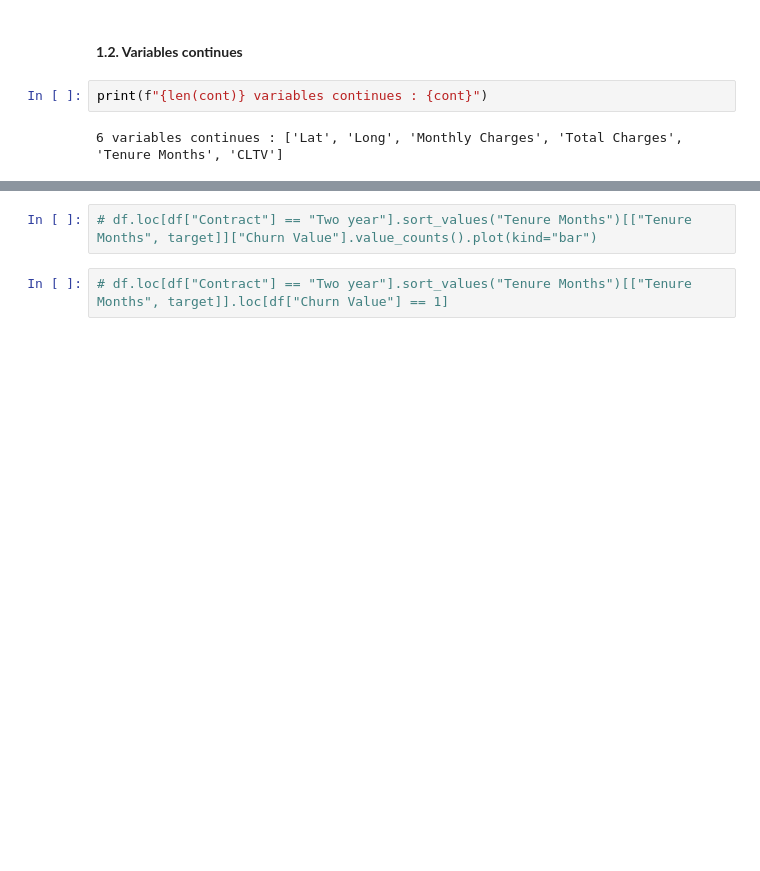
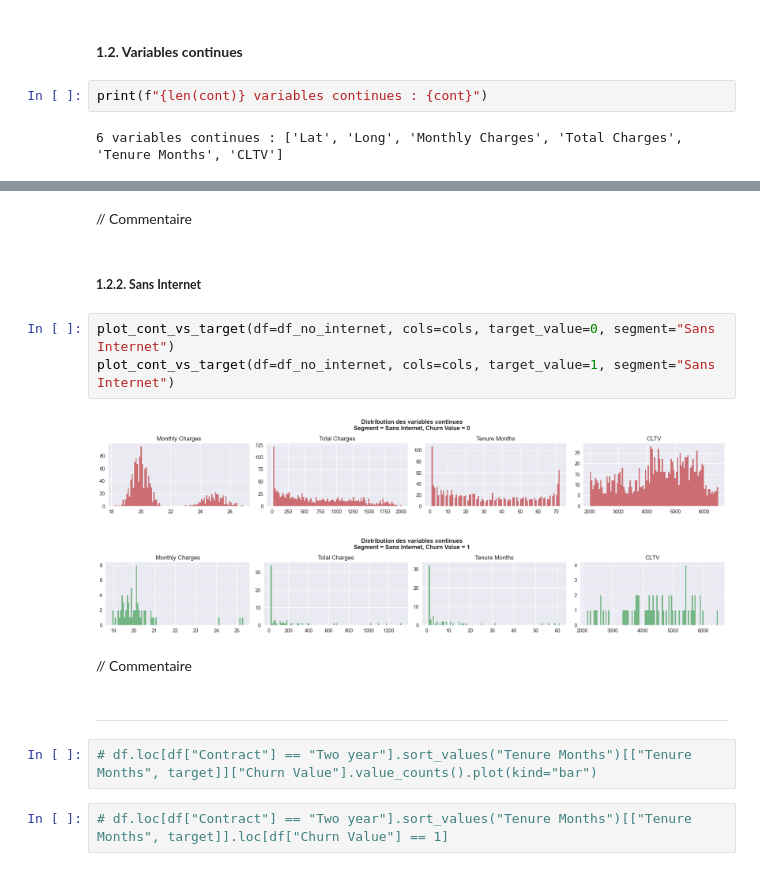
Before and after one commit to bryantchakote/churn-services-numeriques, a Jupyter notebook: work.ipynb, the cells around one changed output, grey strips where cells are left out. Cells and saved outputs as stored; diff of their text form; blank space fills up the shorter version.

```diff
--- a/work.ipynb
+++ b/work.ipynb
@@ -430,3 +428,17 @@ plt.show()
+# %% [markdown]
+// Commentaire
+# %% [markdown]
+##### **1.2.2. Sans Internet**
+# %%
+plot_cont_vs_target(df=df_no_internet, cols=cols, target_value=0, segment="Sans Internet")
+plot_cont_vs_target(df=df_no_internet, cols=cols, target_value=1, segment="Sans Internet")
+# %% [output]
+[figure, added]
+[figure, added]
+# %% [markdown]
+// Commentaire
+# %% [markdown]
+---
 # %%
 # df.loc[df["Contract"] == "Two year"].sort_values("Tenure Months")[["Tenure Months", target]]["Churn Value"].value_counts().plot(kind="bar")
 # %%
```
Also changed, not shown: parts of 12 cells of this notebook.
